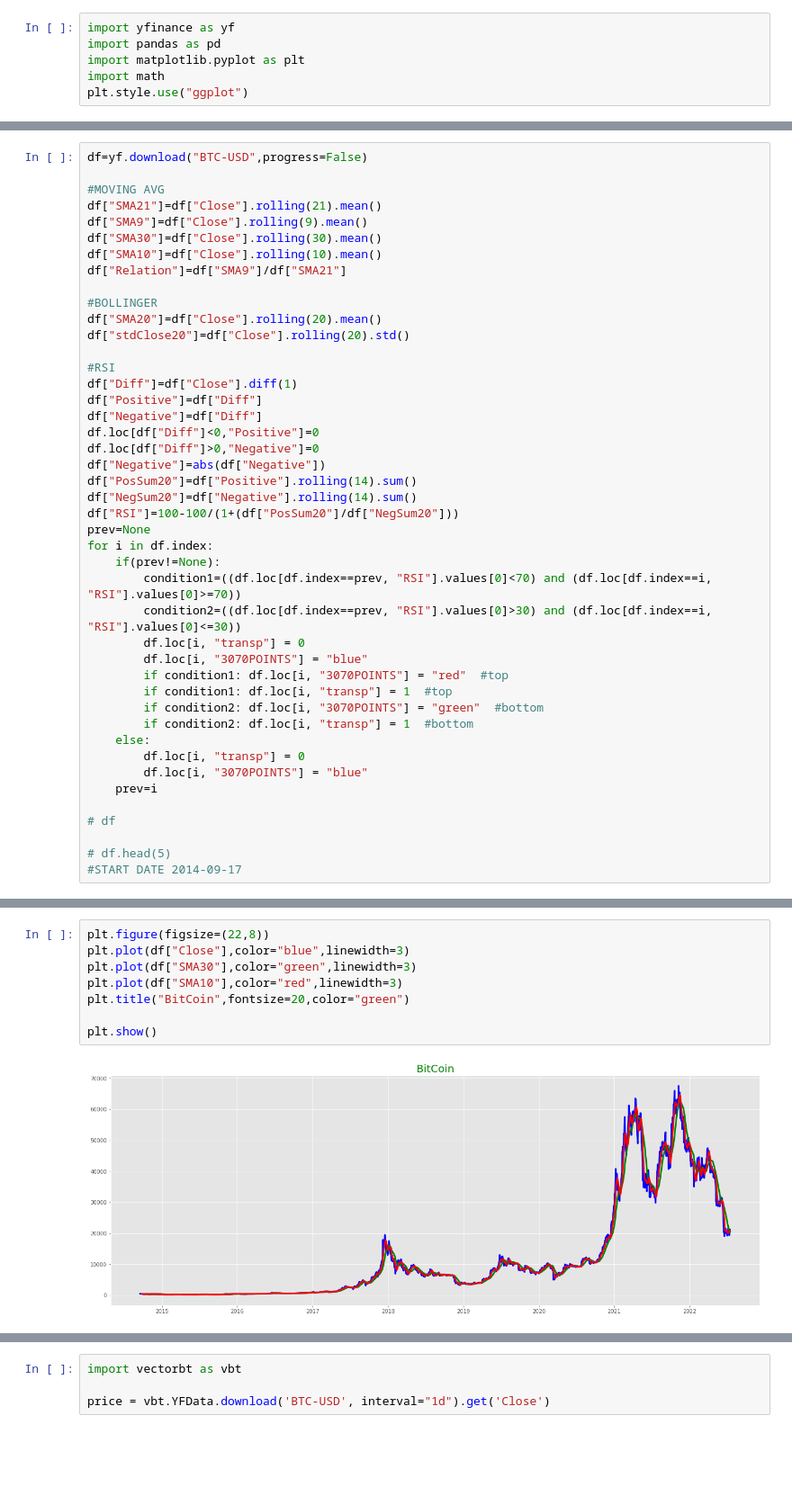
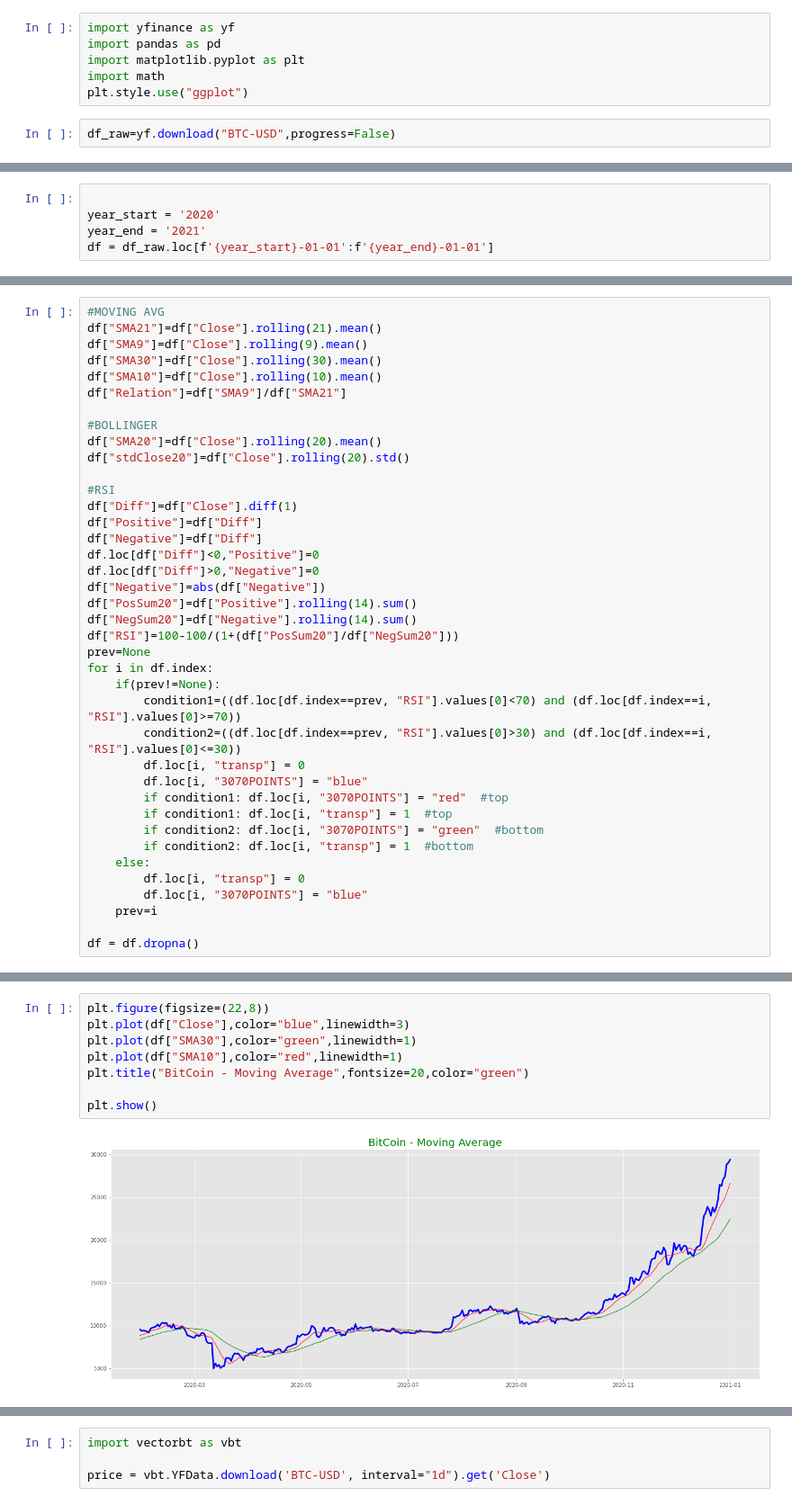
Before and after one commit to FoxPlotQuantamental/TrendFollowingModel, a Jupyter notebook: modelo.ipynb, the cells around one changed output, grey strips where cells are left out. Shown at 90% size. Saved outputs shown, nothing was run; the diff lists cells and outputs as text; blank space fills up the shorter version.

```diff
--- a/modelo.ipynb
+++ b/modelo.ipynb
@@ -4,3 +4,5 @@ import pandas as pd
 import matplotlib.pyplot as plt
 import math
 plt.style.use("ggplot")
+# %%
+df_raw=yf.download("BTC-USD",progress=False)
@@ -6,0 +11,5 @@ plt.style.use("ggplot")
+# %%
+
+year_start = '2020'
+year_end = '2021'
+df = df_raw.loc[f'{year_start}-01-01':f'{year_end}-01-01']
@@ -7,6 +18,4 @@ plt.style.use("ggplot")
 # %%
-df=yf.download("BTC-USD",progress=False)
-
 #MOVING AVG
 df["SMA21"]=df["Close"].rolling(21).mean()
 df["SMA9"]=df["Close"].rolling(9).mean()
@@ -44,7 +53,4 @@ for i in df.index:
         df.loc[i, "3070POINTS"] = "blue"
     prev=i
 
-# df
-
-# df.head(5)
-#START DATE 2014-09-17
+df = df.dropna()
@@ -59,10 +94,10 @@ plt.show()
 # %%
 plt.figure(figsize=(22,8))
 plt.plot(df["Close"],color="blue",linewidth=3)
-plt.plot(df["SMA30"],color="green",linewidth=3)
-plt.plot(df["SMA10"],color="red",linewidth=3)
-plt.title("BitCoin",fontsize=20,color="green")
+plt.plot(df["SMA30"],color="green",linewidth=1)
+plt.plot(df["SMA10"],color="red",linewidth=1)
+plt.title("BitCoin - Moving Average",fontsize=20,color="green")
 
 plt.show()
 # %% [output]
-[figure, old version]
+[figure, new version]
```
Also changed, not shown: parts of 22 cells of this notebook.
